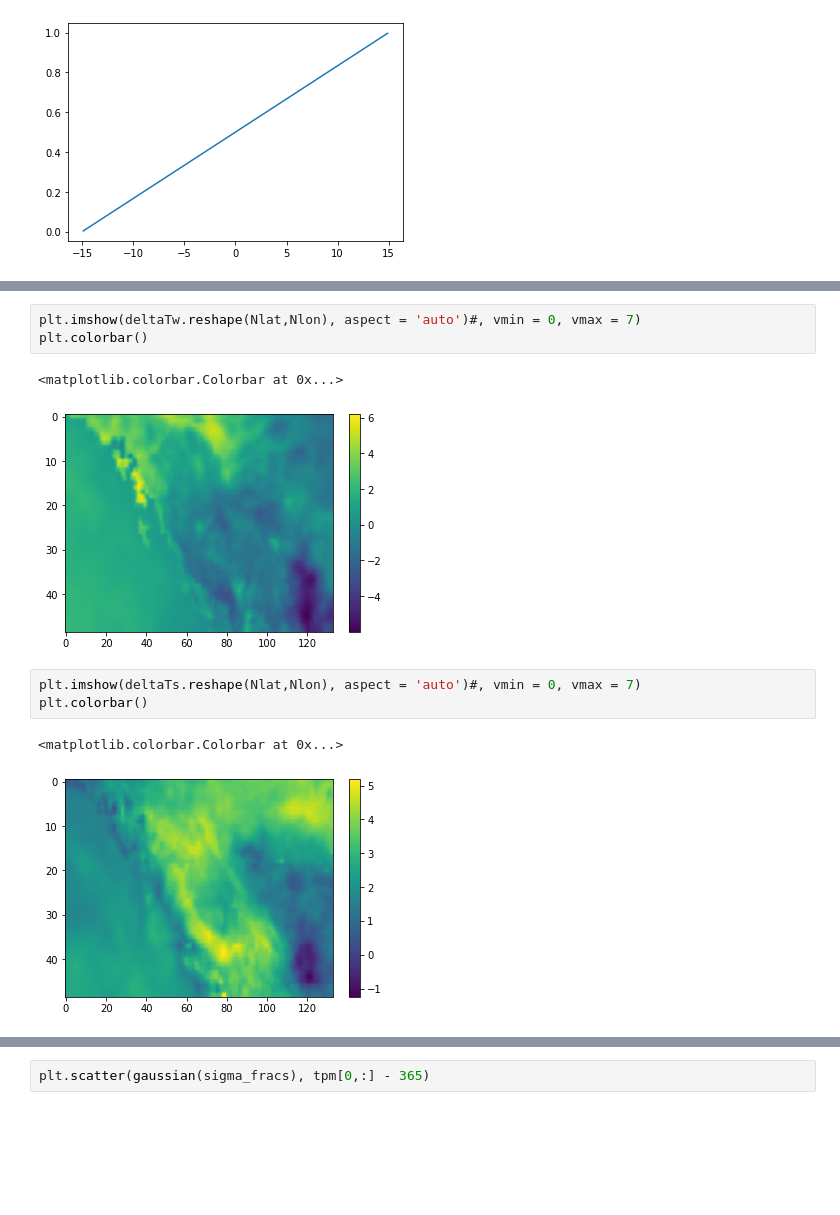
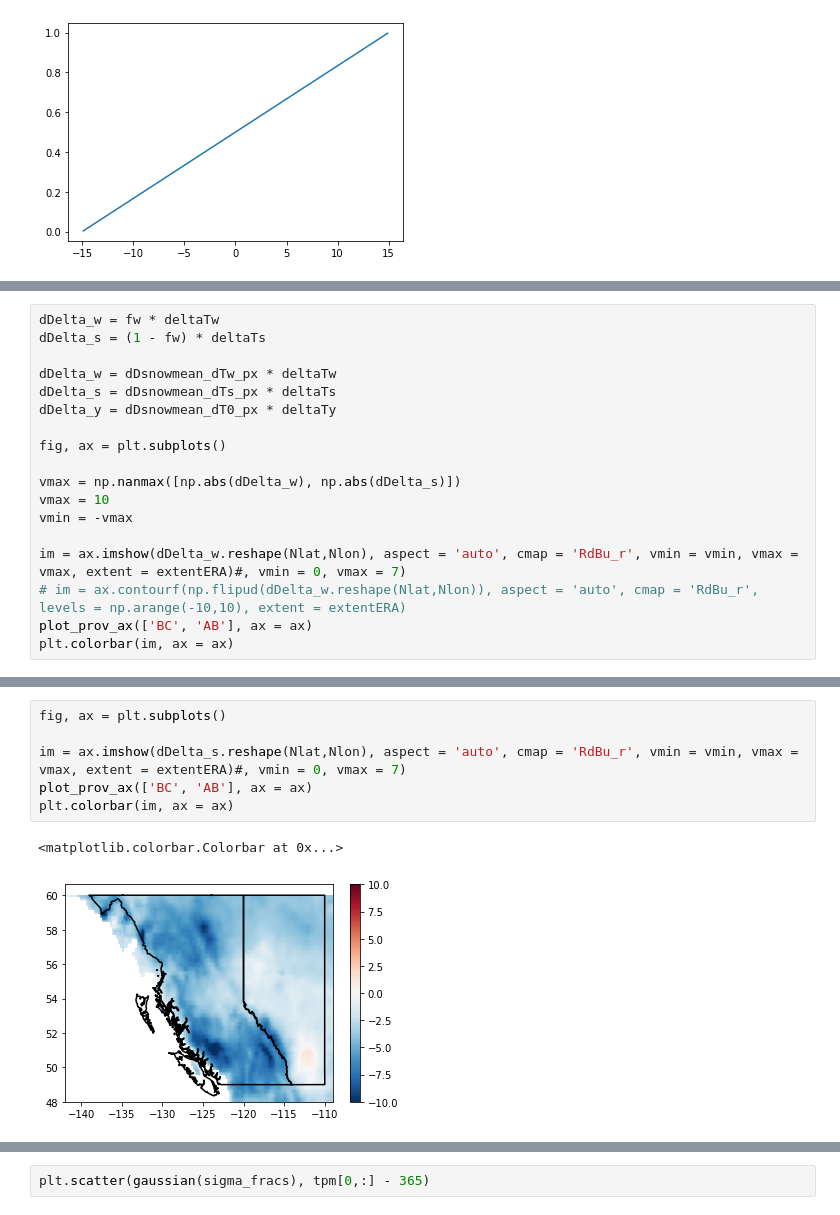
Before and after one commit to andersonsam/cnn_lstm_interpret, a Jupyter notebook: sine_sensitivity.ipynb, the cells around one changed output, grey strips where cells are left out. Cells and saved outputs as stored; diff of their text form; blank space fills up the shorter version.

Commit message:
minor edits to plots

```diff
--- a/sine_sensitivity.ipynb
+++ b/sine_sensitivity.ipynb
@@ -603,0 +815,18 @@ for pixel in range(Npx):
+# %%
+dDelta_w = fw * deltaTw
+dDelta_s = (1 - fw) * deltaTs
+
+dDelta_w = dDsnowmean_dTw_px * deltaTw
+dDelta_s = dDsnowmean_dTs_px * deltaTs
+dDelta_y = dDsnowmean_dT0_px * deltaTy
+
+fig, ax = plt.subplots()
+
+vmax = np.nanmax([np.abs(dDelta_w), np.abs(dDelta_s)])
+vmax = 10
+vmin = -vmax
+
+im = ax.imshow(dDelta_w.reshape(Nlat,Nlon), aspect = 'auto', cmap = 'RdBu_r', vmin = vmin, vmax = vmax, extent = extentERA)#, vmin = 0, vmax = 7)
+# im = ax.contourf(np.flipud(dDelta_w.reshape(Nlat,Nlon)), aspect = 'auto', cmap = 'RdBu_r', levels = np.arange(-10,10), extent = extentERA)
+plot_prov_ax(['BC', 'AB'], ax = ax)
+plt.colorbar(im, ax = ax)
@@ -604,12 +836,9 @@ for pixel in range(Npx):
 # %%
-plt.imshow(deltaTw.reshape(Nlat,Nlon), aspect = 'auto')#, vmin = 0, vmax = 7)
-plt.colorbar()
+fig, ax = plt.subplots()
+
+im = ax.imshow(dDelta_s.reshape(Nlat,Nlon), aspect = 'auto', cmap = 'RdBu_r', vmin = vmin, vmax = vmax, extent = extentERA)#, vmin = 0, vmax = 7)
+plot_prov_ax(['BC', 'AB'], ax = ax)
+plt.colorbar(im, ax = ax)
 # %% [output]
 <matplotlib.colorbar.Colorbar at 0x...>
-[figure, old version]
+[figure, new version]
-# %%
-plt.imshow(deltaTs.reshape(Nlat,Nlon), aspect = 'auto')#, vmin = 0, vmax = 7)
-plt.colorbar()
-# %% [output]
-<matplotlib.colorbar.Colorbar at 0x...>
-[figure, removed]
```
Also changed, not shown: parts of 22 cells of this notebook.
